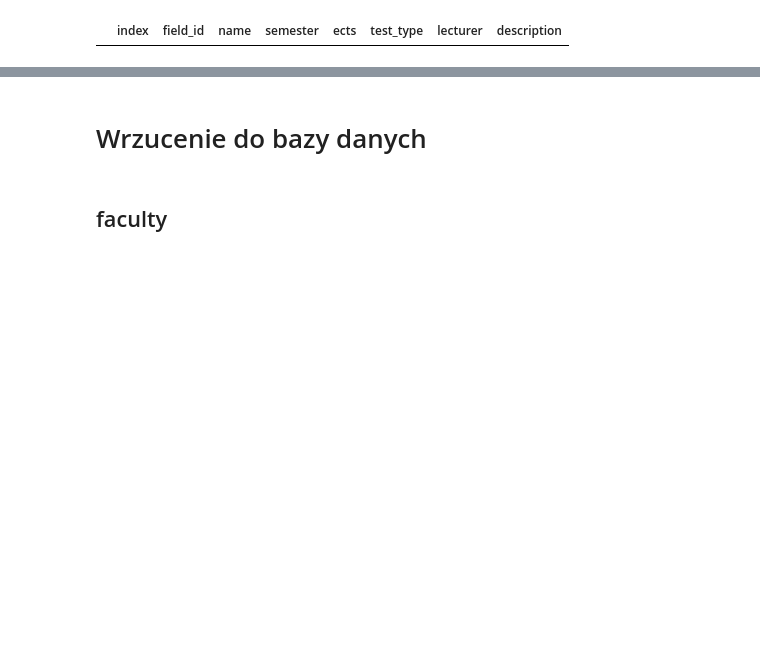
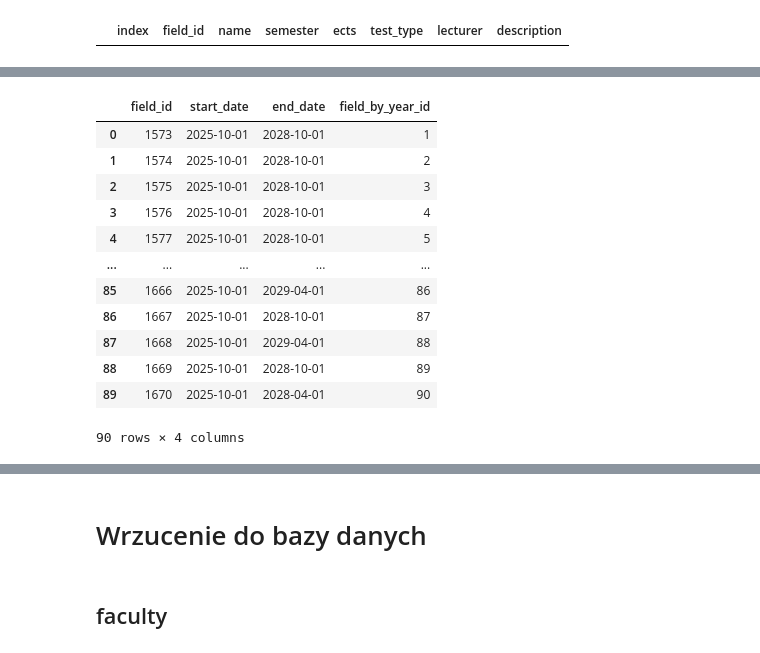
Before and after one commit to Julnowak/MiUn-Student-App, a Jupyter notebook: backend/concatenate_sylabus_data.ipynb, the cells around one changed output, grey strips where cells are left out. Cells and saved outputs as stored; diff of their text form; code cells hidden in the pictures; blank space fills up the shorter version.

```diff
--- a/backend/concatenate_sylabus_data.ipynb
+++ b/backend/concatenate_sylabus_data.ipynb
@@ -489,0 +565,20 @@ course_field_df
+# %%
+max_semesters = course_df.groupby('field_id')['semester'].max().reset_index()
+max_semesters.columns = ['field_id', 'max_semester']
+# %%
+start_date = datetime(2025, 10, 1)
+
+field_year_data = []
+for _, row in max_semesters.iterrows():
+    field_id = row['field_id']
+    max_sem = row['max_semester']
+    months_to_add = (max_sem - 1) * 6  # każda para semestrów to 1 rok = 12 miesięcy → 1 semestr = 6 miesięcy
+    end_date = start_date + relativedelta(months=months_to_add)
+    field_year_data.append({
+        'field_id': field_id,
+        'start_date': start_date,
+        'end_date': end_date
+    })
+
+field_by_year = pd.DataFrame(field_year_data)
+field_by_year['field_by_year_id'] = field_by_year.index + 1  # nadajemy ID
@@ -489,0 +606,16 @@ course_field_df
+# %%
+field_by_year
+# %% [output]
+|  | field_id | start_date | end_date | field_by_year_id |
+| 0 | 1573 | 2025-10-01 | 2028-10-01 | 1 |
+| 1 | 1574 | 2025-10-01 | 2028-10-01 | 2 |
+| 2 | 1575 | 2025-10-01 | 2028-10-01 | 3 |
+| 3 | 1576 | 2025-10-01 | 2028-10-01 | 4 |
+| 4 | 1577 | 2025-10-01 | 2028-10-01 | 5 |
+| ... | ... | ... | ... | ... |
+| 85 | 1666 | 2025-10-01 | 2029-04-01 | 86 |
+| 86 | 1667 | 2025-10-01 | 2028-10-01 | 87 |
+| 87 | 1668 | 2025-10-01 | 2029-04-01 | 88 |
+| 88 | 1669 | 2025-10-01 | 2028-10-01 | 89 |
+| 89 | 1670 | 2025-10-01 | 2028-04-01 | 90 |
+90 rows × 4 columns
```
Also changed, not shown: parts of 29 cells of this notebook.
